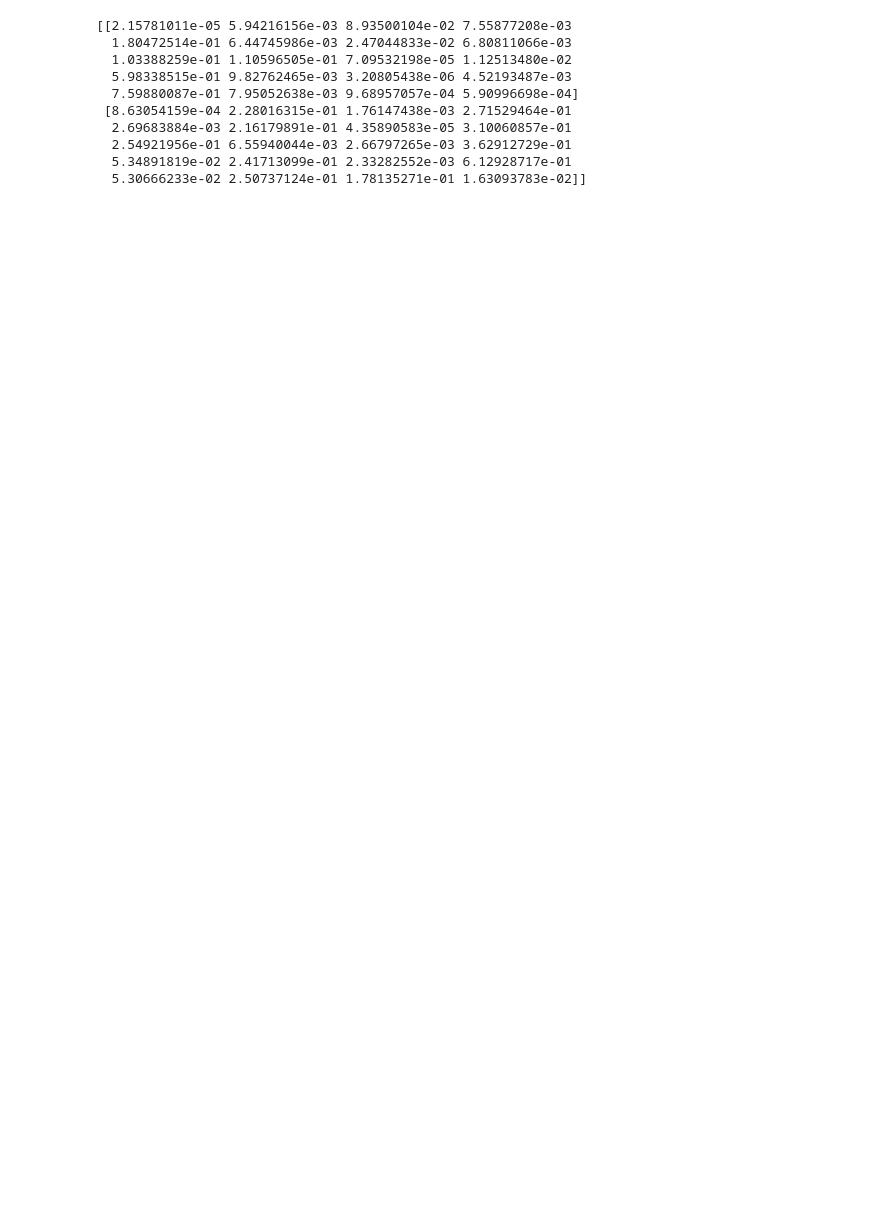
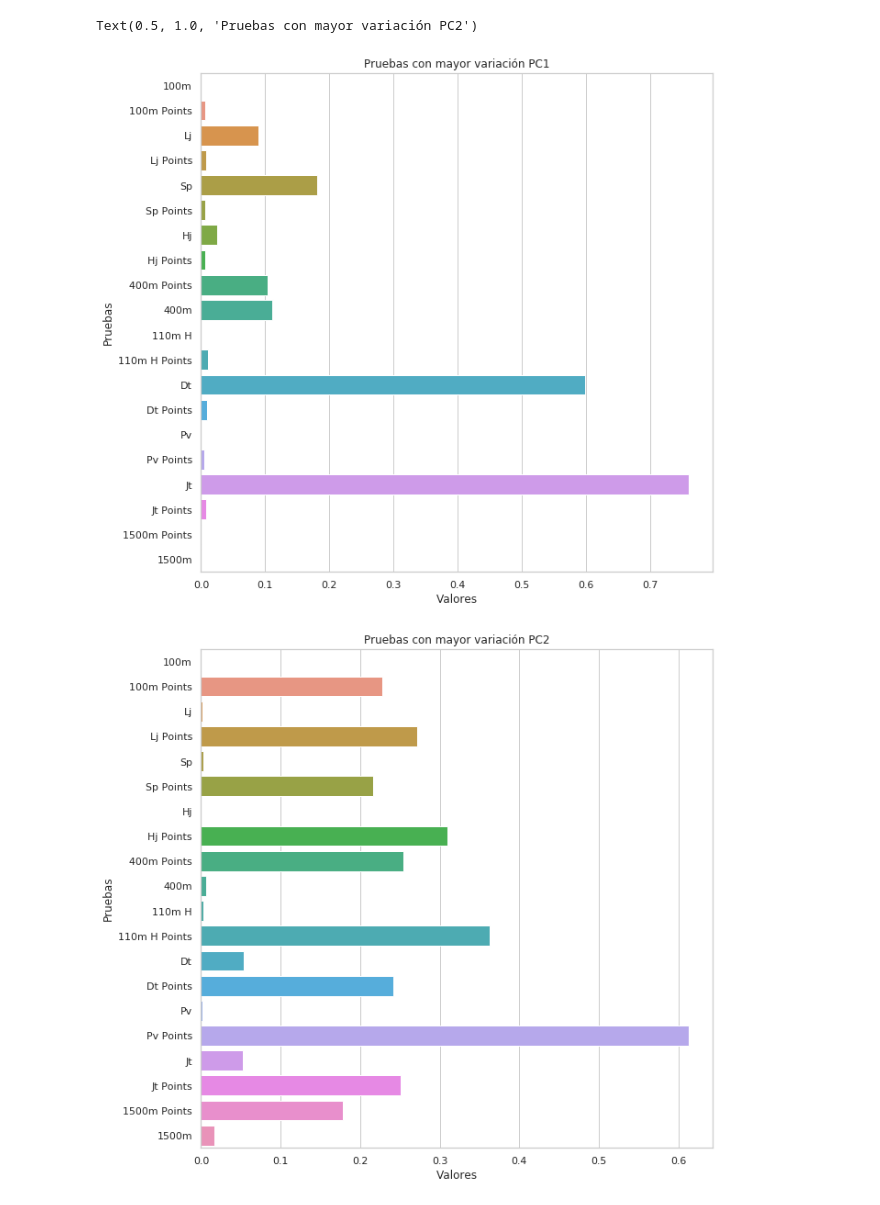
Before and after one commit to RaulCapellanFernandez/DecatlonEstadistics, a Jupyter notebook: algorithmsDecatlon.ipynb, the cells around one changed output. Cells and saved outputs as stored; diff of their text form; code cells hidden in the pictures; blank space fills up the shorter version.

```diff
--- a/algorithmsDecatlon.ipynb
+++ b/algorithmsDecatlon.ipynb
@@ -25,17 +26,27 @@ ddbbData = ddbb[['100m','100m Points','Lj','Lj Points','Sp','Sp Points',
 ############################################################################
 pca = PCA(n_components=2)
 new = pca.fit_transform(ddbbData)
-
-#Muestra la importancia de las caracteristicas en porcentajes
-print(abs( pca.components_ ))
-# %% [output]
-[[2.15781011e-05 5.94216156e-03 8.93500104e-02 7.55877208e-03
-  1.80472514e-01 6.44745986e-03 2.47044833e-02 6.80811066e-03
-  1.03388259e-01 1.10596505e-01 7.09532198e-05 1.12513480e-02
-  5.98338515e-01 9.82762465e-03 3.20805438e-06 4.52193487e-03
-  7.59880087e-01 7.95052638e-03 9.68957057e-04 5.90996698e-04]
- [8.63054159e-04 2.28016315e-01 1.76147438e-03 2.71529464e-01
-  2.69683884e-03 2.16179891e-01 4.35890583e-05 3.10060857e-01
-  2.54921956e-01 6.55940044e-03 2.66797265e-03 3.62912729e-01
-  5.34891819e-02 2.41713099e-01 2.33282552e-03 6.12928717e-01
-  5.30666233e-02 2.50737124e-01 1.78135271e-01 1.63093783e-02]]
+# %%
+#Muestra la importancia de las caracteristicas en porcentajes
+importancia = abs( pca.components_ )
+importancia
+
+imp = pd.DataFrame({'Pruebas': ['100m','100m Points','Lj','Lj Points','Sp','Sp Points',
+                    'Hj','Hj Points','400m Points','400m','110m H','110m H Points','Dt','Dt Points',
+                    'Pv','Pv Points','Jt','Jt Points','1500m Points','1500m'], 'Valores': importancia[0]})
+
+
+plt.figure(figsize=(10,10))
+sns.barplot(x = 'Valores', y = 'Pruebas', data = imp).set_title('Pruebas con mayor variación PC1')
+
+imp = pd.DataFrame({'Pruebas': ['100m','100m Points','Lj','Lj Points','Sp','Sp Points',
+                    'Hj','Hj Points','400m Points','400m','110m H','110m H Points','Dt','Dt Points',
+                    'Pv','Pv Points','Jt','Jt Points','1500m Points','1500m'], 'Valores': importancia[1]})
+
+
+plt.figure(figsize=(10,10))
+sns.barplot(x = 'Valores', y = 'Pruebas', data = imp).set_title('Pruebas con mayor variación PC2')
+# %% [output]
+Text(0.5, 1.0, 'Pruebas con mayor variación PC2')
+[figure, added]
+[figure, added]
```
Also changed, not shown: parts of 1 cell of this notebook.
